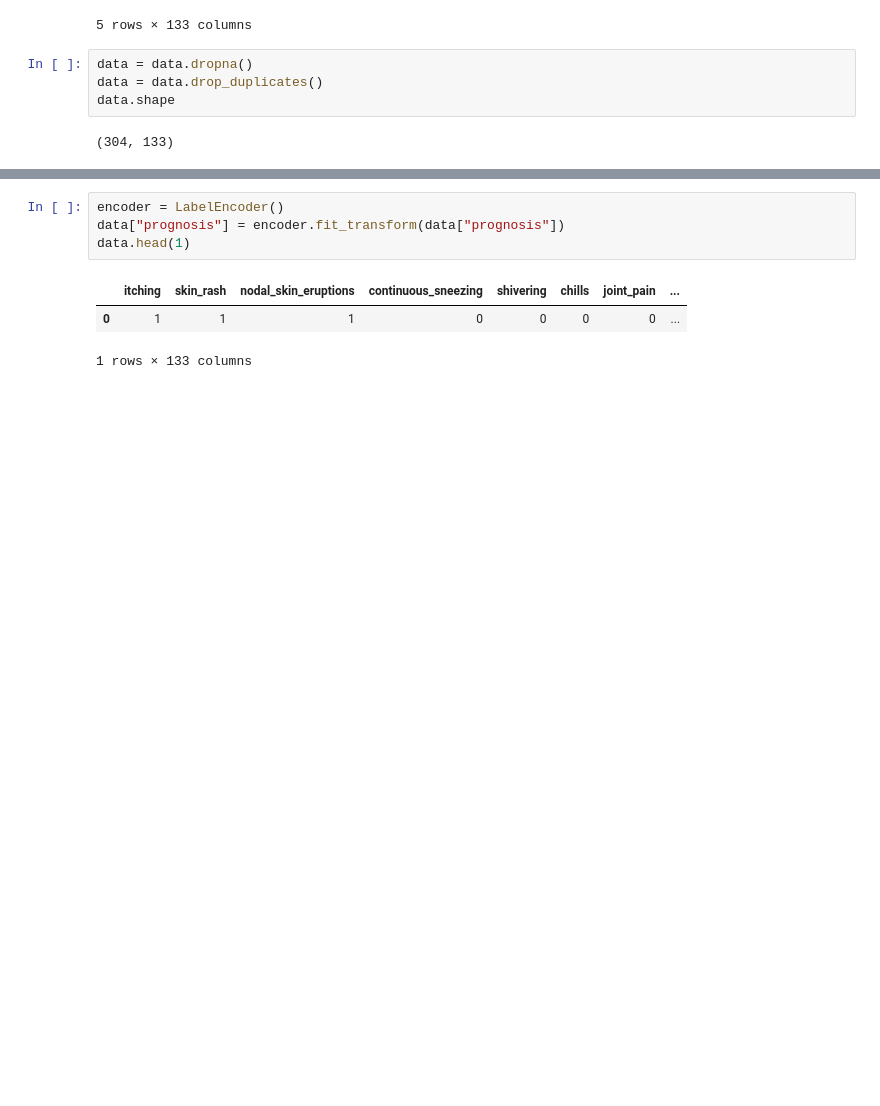
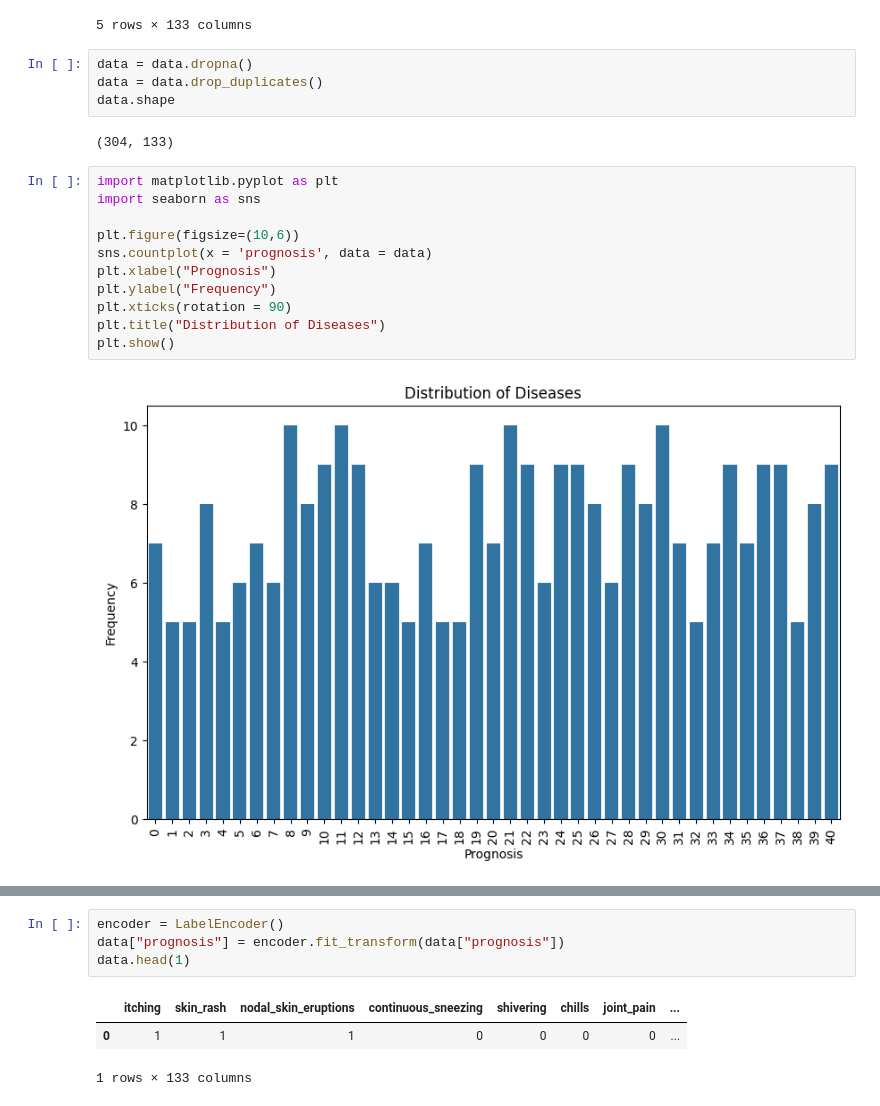
Before and after one commit to HDY2005/MachineLearning-Projects, a Jupyter notebook: Classification Projects/Disease Prediction/Disease_Predictor.ipynb, the cells around one changed output, grey strips where cells are left out. Saved outputs shown, nothing was run; the diff lists cells and outputs as text; blank space fills up the shorter version.

Commit message:
adding graphs

```diff
--- a/Classification Projects/Disease Prediction/Disease_Predictor.ipynb
+++ b/Classification Projects/Disease Prediction/Disease_Predictor.ipynb
@@ -76,3 +76,16 @@ data = data.drop_duplicates()
 data.shape
 # %% [output]
 (304, 133)
+# %%
+import matplotlib.pyplot as plt
+import seaborn as sns
+
+plt.figure(figsize=(10,6))
+sns.countplot(x = 'prognosis', data = data)
+plt.xlabel("Prognosis")
+plt.ylabel("Frequency")
+plt.xticks(rotation = 90)
+plt.title("Distribution of Diseases")
+plt.show()
+# %% [output]
+[figure, added]
```
Also changed, not shown: parts of 6 cells of this notebook.
